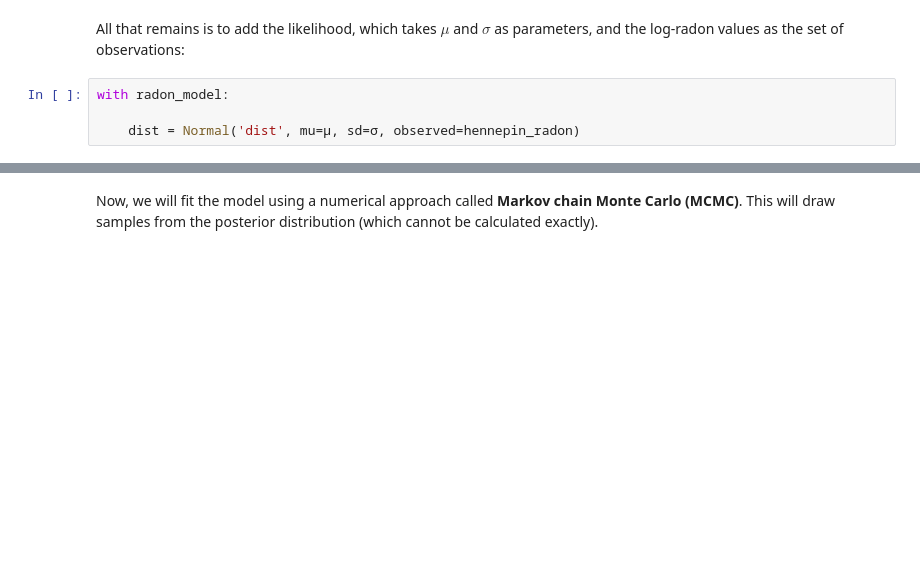
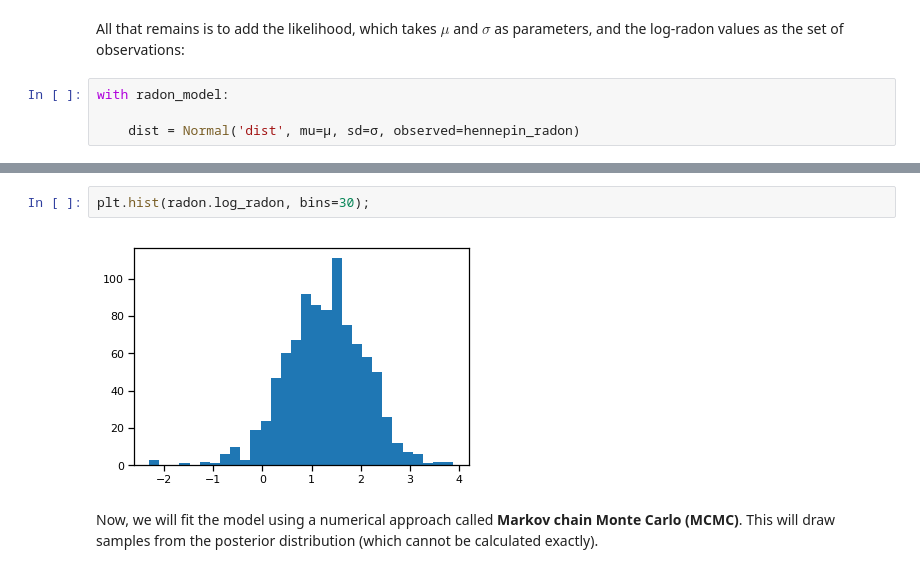
Before and after one commit to fonnesbeck/bayes_tutorial_2019, a Jupyter notebook: notebooks/3-Evaluating_Hypotheses.ipynb, the cells around one changed output, grey strips where cells are left out. Drawn from its saved outputs; the diff is of its cells as text; blank space fills up the shorter version.

```diff
--- a/notebooks/3-Evaluating_Hypotheses.ipynb
+++ b/notebooks/3-Evaluating_Hypotheses.ipynb
@@ -135,3 +143,7 @@ with radon_model:
+# %%
+plt.hist(radon.log_radon, bins=30);
+# %% [output]
+[figure, added]
 # %% [markdown]
 Now, we will fit the model using a numerical approach called **Markov chain Monte Carlo (MCMC)**. This will draw samples from the posterior distribution (which cannot be calculated exactly).
 # %%
```
Also changed, not shown: parts of 18 cells of this notebook, 3 other files.
